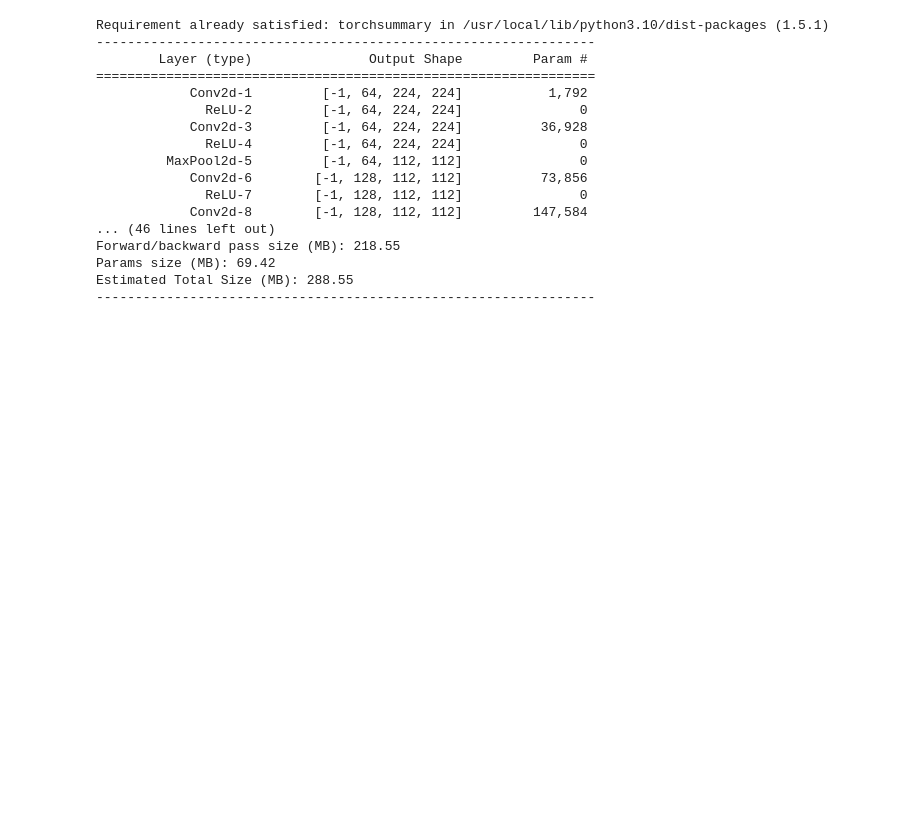
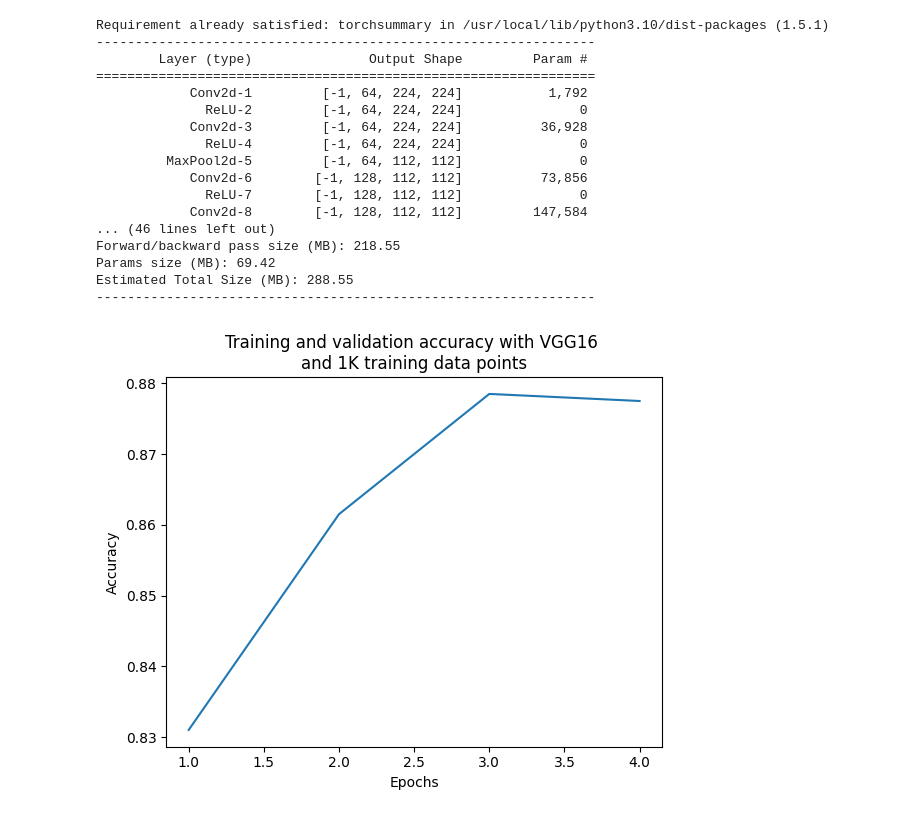
Before and after one commit to Milad0310/age-and-gender-prediction, a Jupyter notebook: Age_and_gender_prediction.ipynb, the cells around one changed output. Cells and saved outputs as stored; diff of their text form; code cells hidden in the pictures; blank space fills up the shorter version.

```diff
--- a/Age_and_gender_prediction.ipynb
+++ b/Age_and_gender_prediction.ipynb
@@ -255,7 +292,7 @@ val_age_maes = []
 train_losses = []
 val_losses = []
 
-n_epochs = 5
+n_epochs = 4
 
 for epoch in range(n_epochs):
     val_age_mae, val_gender_acc, ctr = 0, 0, 0
@@ -282,23 +319,25 @@ for epoch in range(n_epochs):
 torch_acc = []
 torch_mae = []
 
-for results in val_gender_accuracies[349000000:]:
-  torch_acc.append(results.cpu().numpy())
+for results in val_gender_accuracies:
+  torch_acc.append(results.cpu())
 
 for results in val_age_maes:
-  torch_mae.append(results.cpu().numpy())
+  torch_mae.append(results.cpu())
 # %%
 
-epochs = np.arange(10)+1
+epochs = np.arange(4)+1
 import matplotlib.ticker as mtick
 import matplotlib.pyplot as plt
 
 %matplotlib inline
-plt.plot(len(), torch_acc)
-plt.plot(len(), torch_mae)
+plt.plot(epochs, torch_acc)
+#plt.plot(epochs, torch_mae)
 
 plt.title('Training and validation accuracy with VGG16 \nand 1K training data points')
 plt.xlabel('Epochs')
 plt.ylabel('Accuracy')
 
 plt.show()
+# %% [output]
+[figure, added]
```
Also changed, not shown: parts of 8 cells of this notebook.
